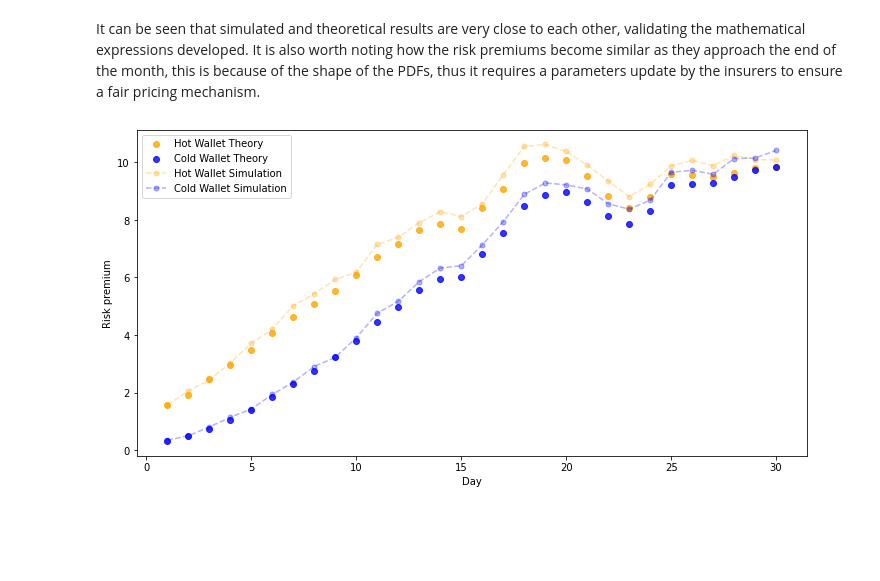
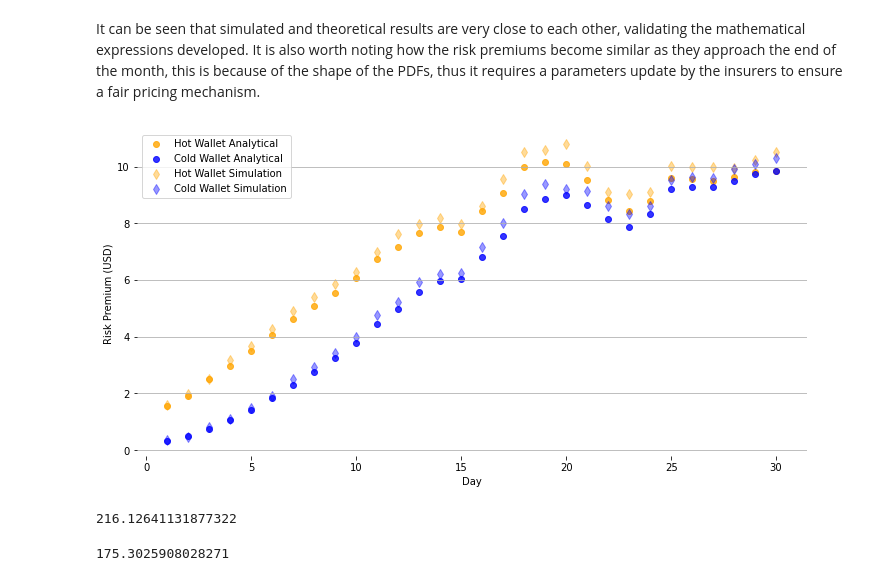
Before and after one commit to rdf5/insurancenft, a Jupyter notebook: Monte Carlo Simulation.ipynb, the cells around one changed output. Drawn from its saved outputs; the diff is of its cells as text; code cells hidden in the pictures; blank space fills up the shorter version.

```diff
--- a/Monte Carlo Simulation.ipynb
+++ b/Monte Carlo Simulation.ipynb
@@ -118,23 +118,39 @@ for i in range(1,31):
 It can be seen that simulated and theoretical results are very close to each other, validating the mathematical expressions developed. It is also worth noting how the risk premiums become similar as they approach the end of the month, this is because of the shape of the PDFs, thus it requires a parameters update by the insurers to ensure a fair pricing mechanism.
 # %%
 import matplotlib.pyplot as plt
+import numpy as np
 
-sizes = np.array(risk_premium_hot_theory)*20
-
+sizes = np.array(risk_premium_hot_theory) * 20
 days = np.linspace(1, 30, num=30)
 
-plt.figure(figsize=(12, 6))
+fig, ax = plt.subplots(figsize=(12, 6))
 
-plt.scatter(days, risk_premium_hot_theory, alpha=0.8,color='orange',label='Hot Wallet Theory')
-plt.scatter(days, risk_premium_cold_theory, alpha=0.8,color='blue',label='Cold Wallet Theory')
-plt.plot(days, risk_premium_hot_sim, linestyle='dashed', marker='o',markersize=5,color='orange',label='Hot Wallet Simulation',alpha=0.3)
-plt.plot(days, risk_premium_cold_sim, linestyle='dashed', marker='o',color='blue',markersize=5,label= 'Cold Wallet Simulation',alpha=0.3)
+ax.scatter(days, risk_premium_hot_theory, alpha=0.8, color='orange', label='Hot Wallet Analytical')
+ax.scatter(days, risk_premium_cold_theory, alpha=0.8, color='blue', label='Cold Wallet Analytical')
+ax.scatter(days, risk_premium_hot_sim, marker='d', s=50, color='orange', label='Hot Wallet Simulation', alpha=0.4)
+ax.scatter(days, risk_premium_cold_sim, marker='d', s=50, color='blue', label='Cold Wallet Simulation', alpha=0.4)
 
-plt.xlabel('Day')
-plt.ylabel('Risk premium')
+ax.set_xlabel('Day')
+ax.set_ylabel('Risk Premium (USD)')
 
-plt.legend()
+ax.legend()
+
+# Remove the frame
+ax.spines['top'].set_visible(False)
+ax.spines['right'].set_visible(False)
+ax.spines['left'].set_visible(False)
+ax.spines['bottom'].set_visible(False)
+
+ax.yaxis.grid(True)
 
 plt.show()
 # %% [output]
-[figure, old version]
+[figure, new version]
+# %%
+sum(risk_premium_hot_theory)
+# %% [output]
+216.12641131877322
+# %%
+sum(risk_premium_cold_theory)
+# %% [output]
+175.3025908028271
```
